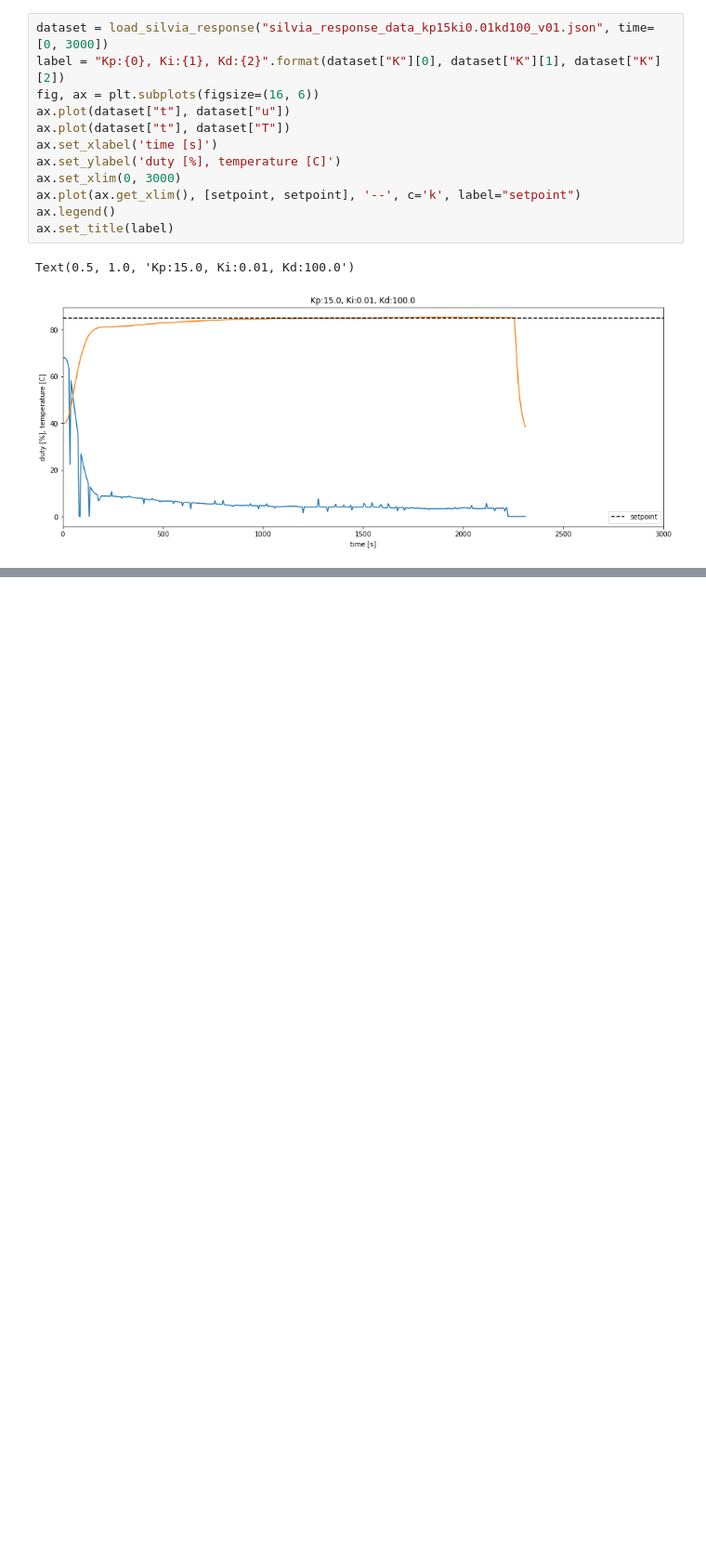
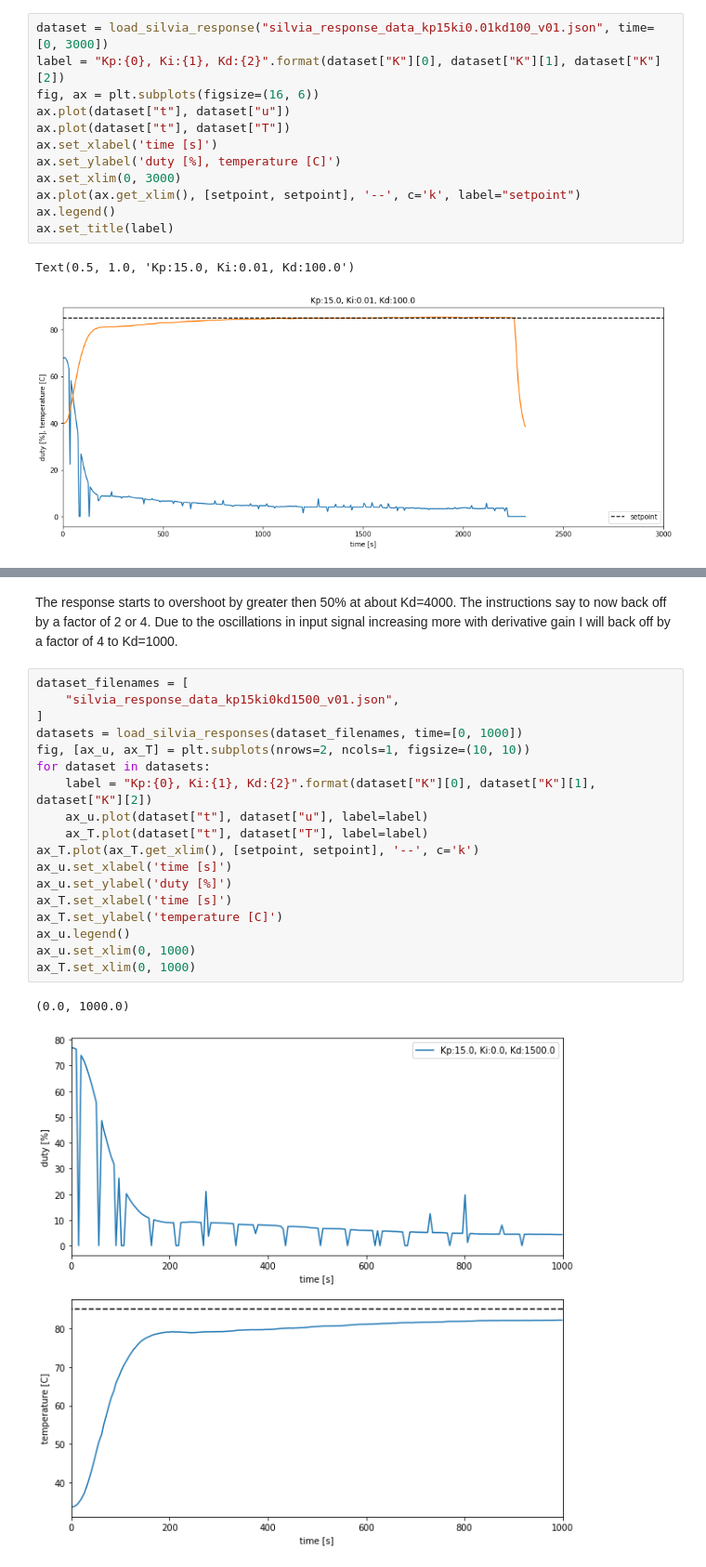
Before and after one commit to willhunt/silvia, a Jupyter notebook: docs/docs/control/assets/silvia_manual_tuning.ipynb, the cells around one changed output, grey strips where cells are left out. Shown at 93% size. Cells and saved outputs as stored; diff of their text form; blank space fills up the shorter version.

```diff
--- a/docs/docs/control/assets/silvia_manual_tuning.ipynb
+++ b/docs/docs/control/assets/silvia_manual_tuning.ipynb
@@ -609,0 +614,25 @@ ax_T.plot(ax_T.get_xlim(), [T_overshoot, T_overshoot], '--')
+# %% [markdown]
+The response starts to overshoot by greater then 50% at about Kd=4000.
+The instructions say to now back off by a factor of 2 or 4.
+Due to the oscillations in input signal increasing more with derivative gain I will back off by a factor of 4 to Kd=1000.
+# %%
+dataset_filenames = [
+    "silvia_response_data_kp15ki0kd1500_v01.json",
+]
+datasets = load_silvia_responses(dataset_filenames, time=[0, 1000])
+fig, [ax_u, ax_T] = plt.subplots(nrows=2, ncols=1, figsize=(10, 10))
+for dataset in datasets:
+    label = "Kp:{0}, Ki:{1}, Kd:{2}".format(dataset["K"][0], dataset["K"][1], dataset["K"][2])
+    ax_u.plot(dataset["t"], dataset["u"], label=label)
+    ax_T.plot(dataset["t"], dataset["T"], label=label)
+ax_T.plot(ax_T.get_xlim(), [setpoint, setpoint], '--', c='k')
+ax_u.set_xlabel('time [s]')
+ax_u.set_ylabel('duty [%]')
+ax_T.set_xlabel('time [s]')
+ax_T.set_ylabel('temperature [C]')
+ax_u.legend()
+ax_u.set_xlim(0, 1000)
+ax_T.set_xlim(0, 1000)
+# %% [output]
+(0.0, 1000.0)
+[figure, added]
```
Also changed, not shown: parts of 3 cells of this notebook, 7 other files.
